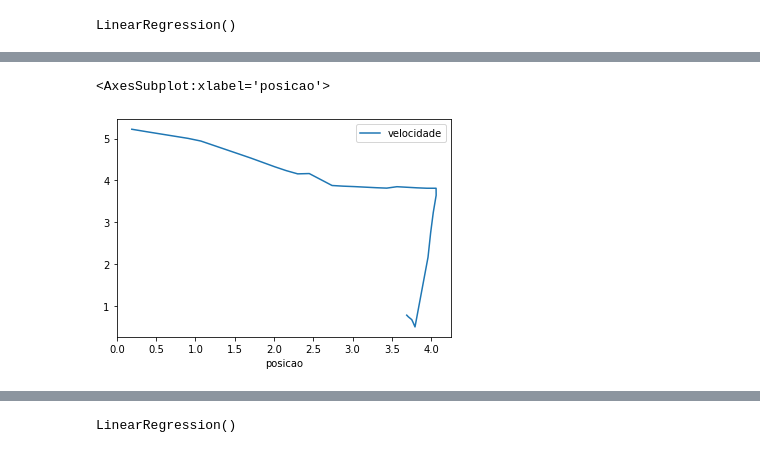
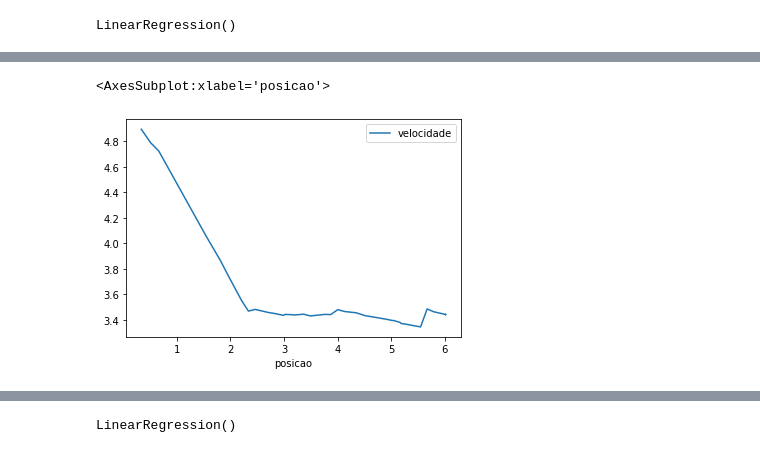
Before and after one commit to jpspm/Ball-analysis, a Jupyter notebook: analise.ipynb, the cells around one changed output, grey strips where cells are left out. Cells and saved outputs as stored; diff of their text form; code cells hidden in the pictures.

```diff
--- a/analise.ipynb
+++ b/analise.ipynb
@@ -284,11 +275,11 @@ plt.show()
 # %%
-df55 = pd.read_csv('/home/jp/Documents/ssl-unification/csvs/4.csv', header= None)
+df55 = pd.read_csv('/home/jp/Documents/ssl-unification/bin/csvs/5.csv', header= None)
 #df55 = pd.read_csv('/home/jp/Documents/ssl-unification/bin/output.csv', header= None)
 df55 = getDftoIntercept(df55)
 df55.plot(x = 0, y = 1, kind = 'line')
 # %% [output]
 <AxesSubplot:xlabel='posicao'>
-[figure, old version]
+[figure, new version]
 # %%
 # compare the model with the real data
 predictdf55 = pd.DataFrame(columns=['posicao', 'velocidade predita'])
```
Also changed, not shown: parts of 36 cells of this notebook.
